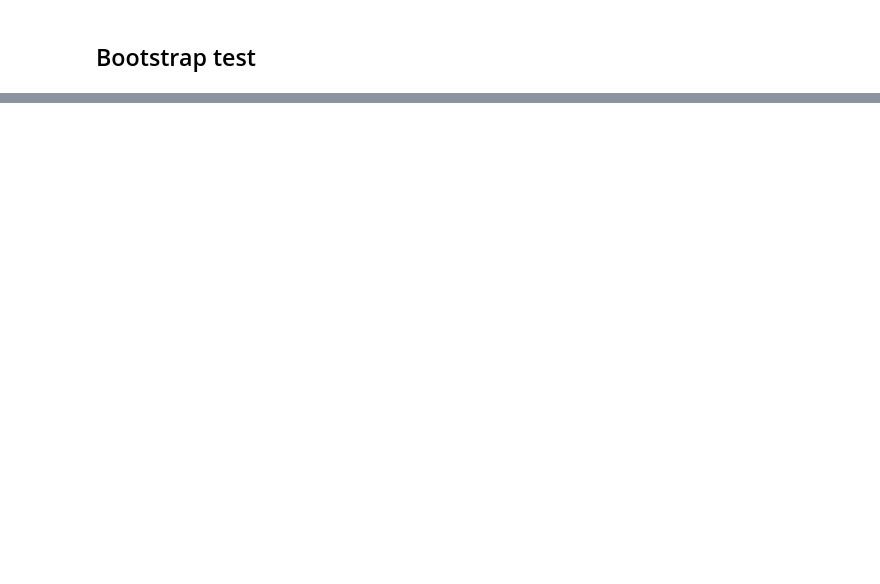
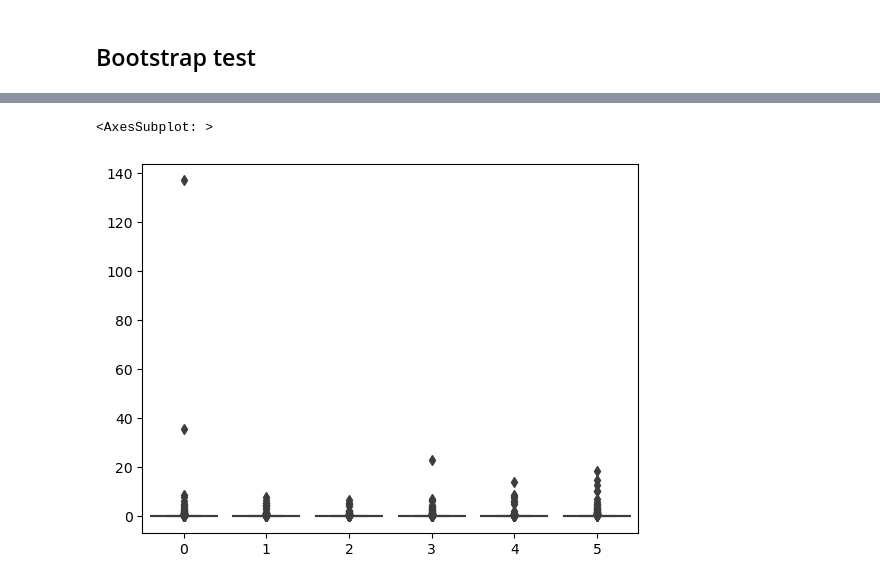
Before and after one commit to jascha-je/LabML4DS, a Jupyter notebook: p1/p1_jascha_test.ipynb, the cells around one changed output, grey strips where cells are left out. Saved outputs shown, nothing was run; the diff lists cells and outputs as text; code cells hidden in the pictures; blank space fills up the shorter version.

```diff
--- a/p1/p1_jascha_test.ipynb
+++ b/p1/p1_jascha_test.ipynb
@@ -410,7 +409,7 @@ plt.show()
 # %%
 def relevance(x, yj):
     # Layer-wise Relevance Propagation
-    Rji = np.zeros((440, 6))
+    Rji = np.zeros(x.shape)
 
     for j in range(len(x)):
 
@@ -491,18 +503,19 @@ Name: 338, dtype: float64
 # %%
 gamma = 1
 
-Rji_BS = np.zeros((440, 6, N_BOOTSTRAP))
+N_BOOTSTRAP = 100
+
+
+Rji_BS = np.full((440, N_BOOTSTRAP, 6), np.nan)
 
 for i in range(N_BOOTSTRAP):
 
-    # randomly sample 50% of df
     sample = df.sample(frac=0.5)
 
     nbrs = NearestNeighbors(n_neighbors=len(sample), algorithm="ball_tree").fit(sample)
-    distances, _ = nbrs.kneighbors(df)
-    distances = np.apply_along_axis(clean_distances, 1, distances)
-    distances = np.square(distances)
+    distances, _ = nbrs.kneighbors(sample)
+    distances = np.square(distances[:, 1:])
     yj = np.apply_along_axis(softmin_og, 1, distances, gamma)
 
-    Rji_BS[:,:,i] = relevance(x, yj)
+    Rji_BS[sample.index,i,:] = relevance(sample.to_numpy(), yj)
 # %%
@@ -524,0 +572,5 @@ array([[0.00219915, 0.00113149, 0.00021732, 0.00906985, 0.00067425,
+# %%
+sns.boxplot(np.nanvar(Rji_BS, axis=1))
+# %% [output]
+<AxesSubplot: >
+[figure, added]
```
Also changed, not shown: parts of 12 cells of this notebook.
